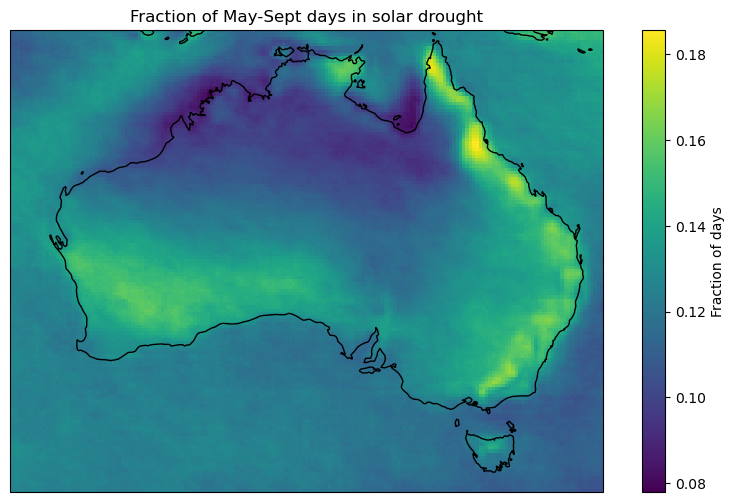
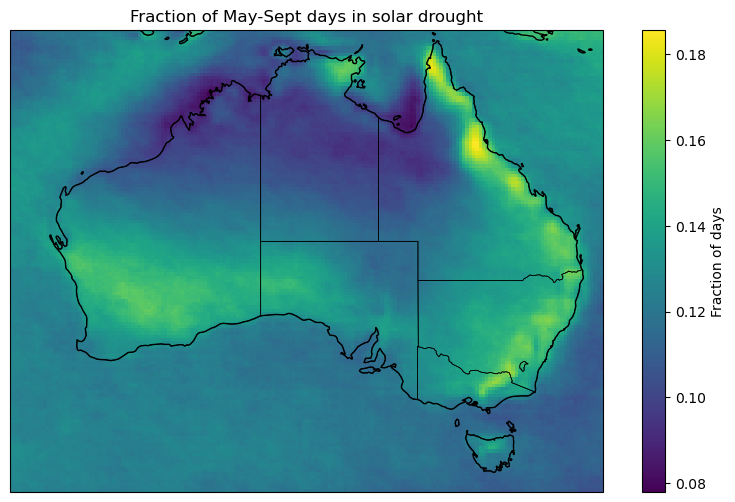
Unified diff of the notebook cell whose output changed from the first chart to the second:
--- before
+++ after
@@ -10,4 +10,5 @@
 
 ax.coastlines(resolution='50m')
+ax.add_feature(cfeature.STATES, edgecolor='black', linewidth=0.5)
 ax.set_title('Fraction of May-Sept days in solar drought')
 plt.show()

Commit: wed flynn work 17th June changes